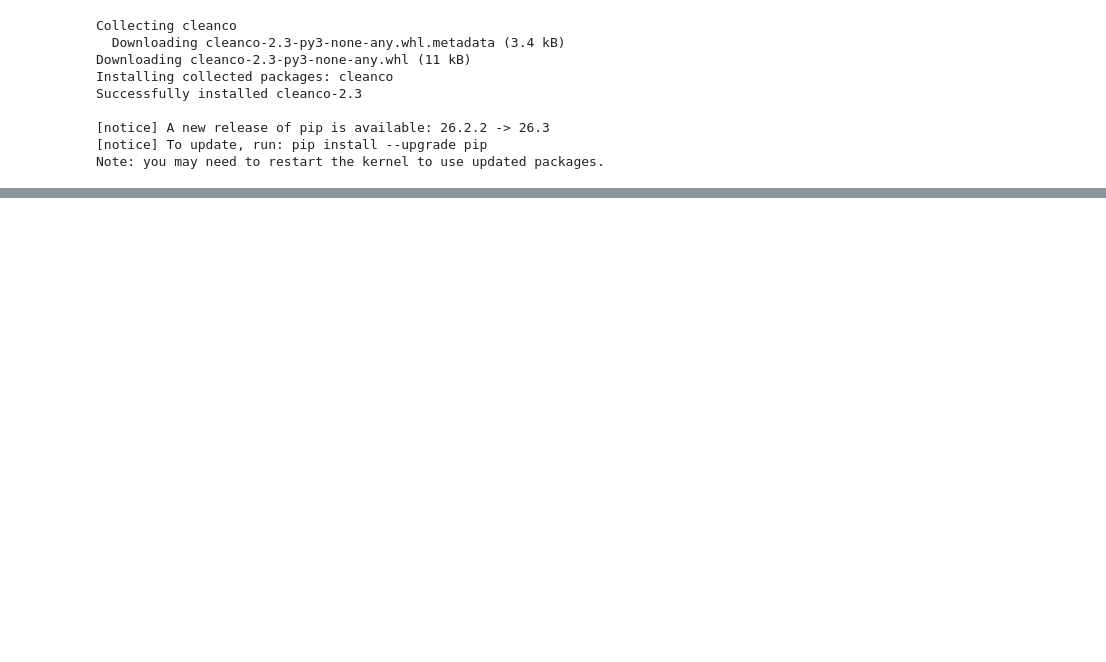
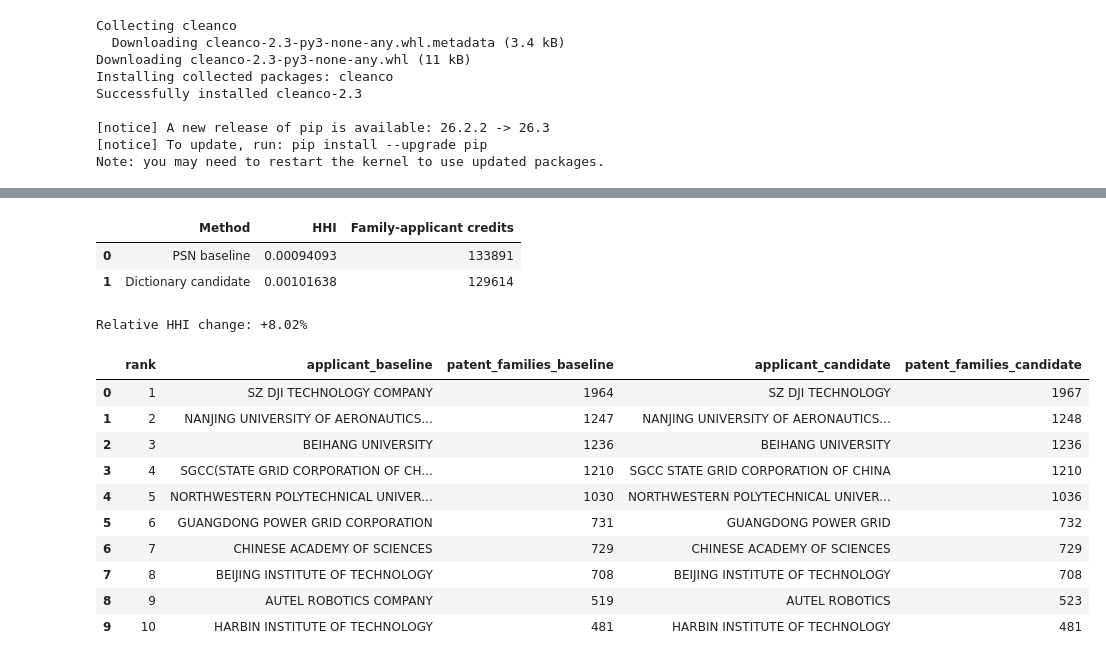
Before and after one commit to RikyPoz/flying-drones-patent-analytics, a Jupyter notebook: Step0/3b-NameHarmonization.ipynb, the cells around one changed output, grey strips where cells are left out. Cells and saved outputs as stored; diff of their text form; code cells hidden in the pictures; blank space fills up the shorter version.

```diff
--- a/Step0/3b-NameHarmonization.ipynb
+++ b/Step0/3b-NameHarmonization.ipynb
@@ -854,0 +463,50 @@ The PSN, dictionary, and Cleanco comparisons remain the same. The alias-review o
+# %%
+def family_links(df, key):
+    return (df[["docdb_family_id", key]].drop_duplicates()
+            .rename(columns={key: "entity_id"}))
+
+def concentration(links):
+    counts = links.groupby("entity_id")["docdb_family_id"].nunique()
+    shares = counts / counts.sum()
+    return (shares ** 2).sum()
+
+baseline_links = family_links(h, "entity_id")
+candidate_links = family_links(h_test, "new_entity_id")
+assert set(baseline_links["docdb_family_id"]) == set(candidate_links["docdb_family_id"])
+old_hhi = concentration(baseline_links)
+new_hhi = concentration(candidate_links)
+hhi_comparison = pd.DataFrame({"Method": ["PSN baseline", "Dictionary candidate"],
+                               "HHI": [old_hhi, new_hhi],
+                               "Family-applicant credits": [len(baseline_links), len(candidate_links)]})
+display(hhi_comparison.style.format({"HHI": "{:.8f}"}))
+print(f"Relative HHI change: {(new_hhi / old_hhi - 1):+.2%}")
+
+# Stable ordering for tied counts. Labels are for interpretation only.
+def rank_applicants(df, key, name):
+    ranking = (df.groupby(key).agg(applicant=(name, "first"),
+               patent_families=("docdb_family_id", "nunique"))
+               .reset_index().sort_values(["patent_families", key], ascending=[False, True]))
+    ranking.insert(0, "rank", range(1, len(ranking) + 1))
+    return ranking
+
+old_ranking = rank_applicants(h, "entity_id", "standardized_name")
+new_ranking = rank_applicants(h_test, "new_entity_id", "candidate_name")
+ranking_comparison = old_ranking.head(10).merge(new_ranking.head(10), on="rank", suffixes=("_baseline", "_candidate"))
+display(ranking_comparison[["rank", "applicant_baseline", "patent_families_baseline",
+                            "applicant_candidate", "patent_families_candidate"]])
+# %% [output]
+|  | Method | HHI | Family-applicant credits |
+| 0 | PSN baseline | 0.00094093 | 133891 |
+| 1 | Dictionary candidate | 0.00101638 | 129614 |
+Relative HHI change: +8.02%
+|  | rank | applicant_baseline | patent_families_baseline | applicant_candidate | patent_families_candidate |
+| 0 | 1 | SZ DJI TECHNOLOGY COMPANY | 1964 | SZ DJI TECHNOLOGY | 1967 |
+| 1 | 2 | NANJING UNIVERSITY OF AERONAUTICS... | 1247 | NANJING UNIVERSITY OF AERONAUTICS... | 1248 |
+| 2 | 3 | BEIHANG UNIVERSITY | 1236 | BEIHANG UNIVERSITY | 1236 |
+| 3 | 4 | SGCC(STATE GRID CORPORATION OF CH... | 1210 | SGCC STATE GRID CORPORATION OF CHINA | 1210 |
+| 4 | 5 | NORTHWESTERN POLYTECHNICAL UNIVER... | 1030 | NORTHWESTERN POLYTECHNICAL UNIVER... | 1036 |
+| 5 | 6 | GUANGDONG POWER GRID CORPORATION | 731 | GUANGDONG POWER GRID | 732 |
+| 6 | 7 | CHINESE ACADEMY OF SCIENCES | 729 | CHINESE ACADEMY OF SCIENCES | 729 |
+| 7 | 8 | BEIJING INSTITUTE OF TECHNOLOGY | 708 | BEIJING INSTITUTE OF TECHNOLOGY | 708 |
+| 8 | 9 | AUTEL ROBOTICS COMPANY | 519 | AUTEL ROBOTICS | 523 |
+| 9 | 10 | HARBIN INSTITUTE OF TECHNOLOGY | 481 | HARBIN INSTITUTE OF TECHNOLOGY | 481 |
```
Also changed, not shown: parts of 36 cells of this notebook.
